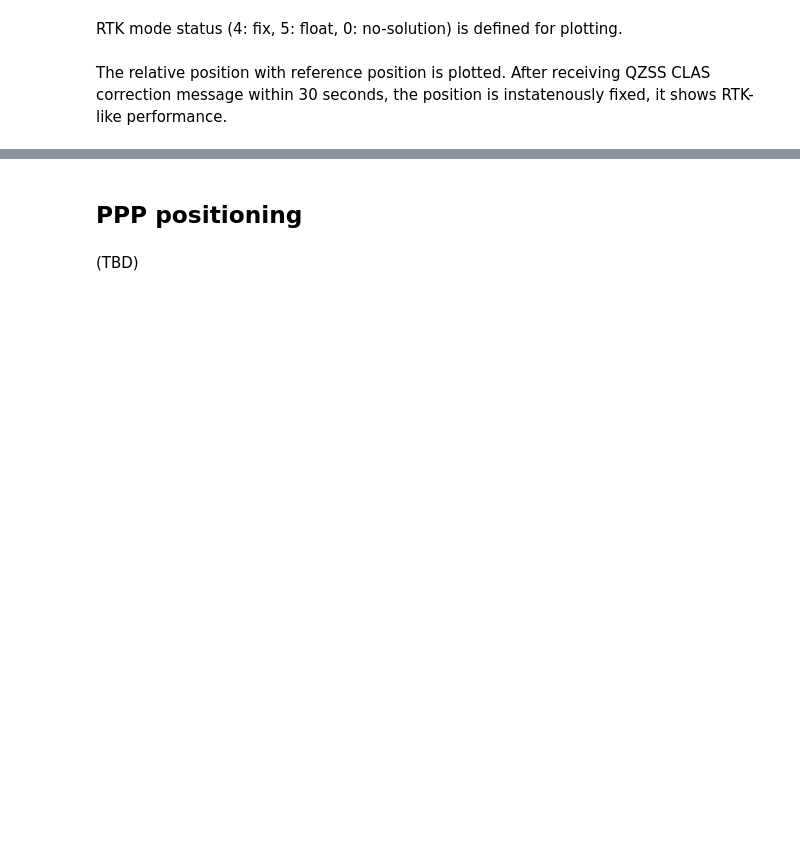
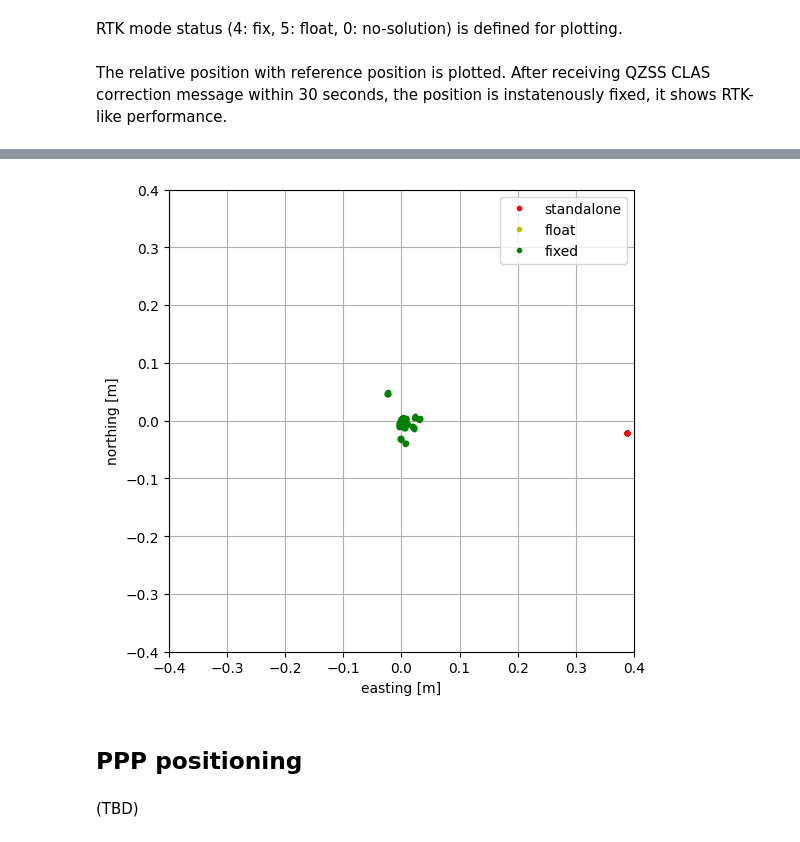
Before and after one commit to hirokawa/cssrlib-data, a Jupyter notebook: tutorials/ch1.ipynb, the cells around one changed output, grey strips where cells are left out. Drawn from its saved outputs; the diff is of its cells as text; code cells hidden in the pictures; blank space fills up the shorter version.

```diff
--- a/tutorials/ch1.ipynb
+++ b/tutorials/ch1.ipynb
@@ -460,3 +458,16 @@ plt.show()
+# %%
+fig = plt.figure(figsize=[6,6])
+plt.plot(enu[idx0, 0],enu[idx0, 1], 'r.', label='standalone')
+plt.plot(enu[idx5, 0],enu[idx5, 1], 'y.', label='float')
+plt.plot(enu[idx4, 0],enu[idx4, 1], 'g.', label='fixed')
+plt.xlabel('easting [m]')
+plt.ylabel('northing [m]')
+plt.axis([-ylim,ylim,-ylim,ylim])
+plt.grid()
+plt.legend()
+plt.show()
+# %% [output]
+[figure, added]
 # %% [markdown]
 ## PPP positioning
 # %% [markdown]
```
Also changed, not shown: parts of 5 cells of this notebook, 5 other files.
